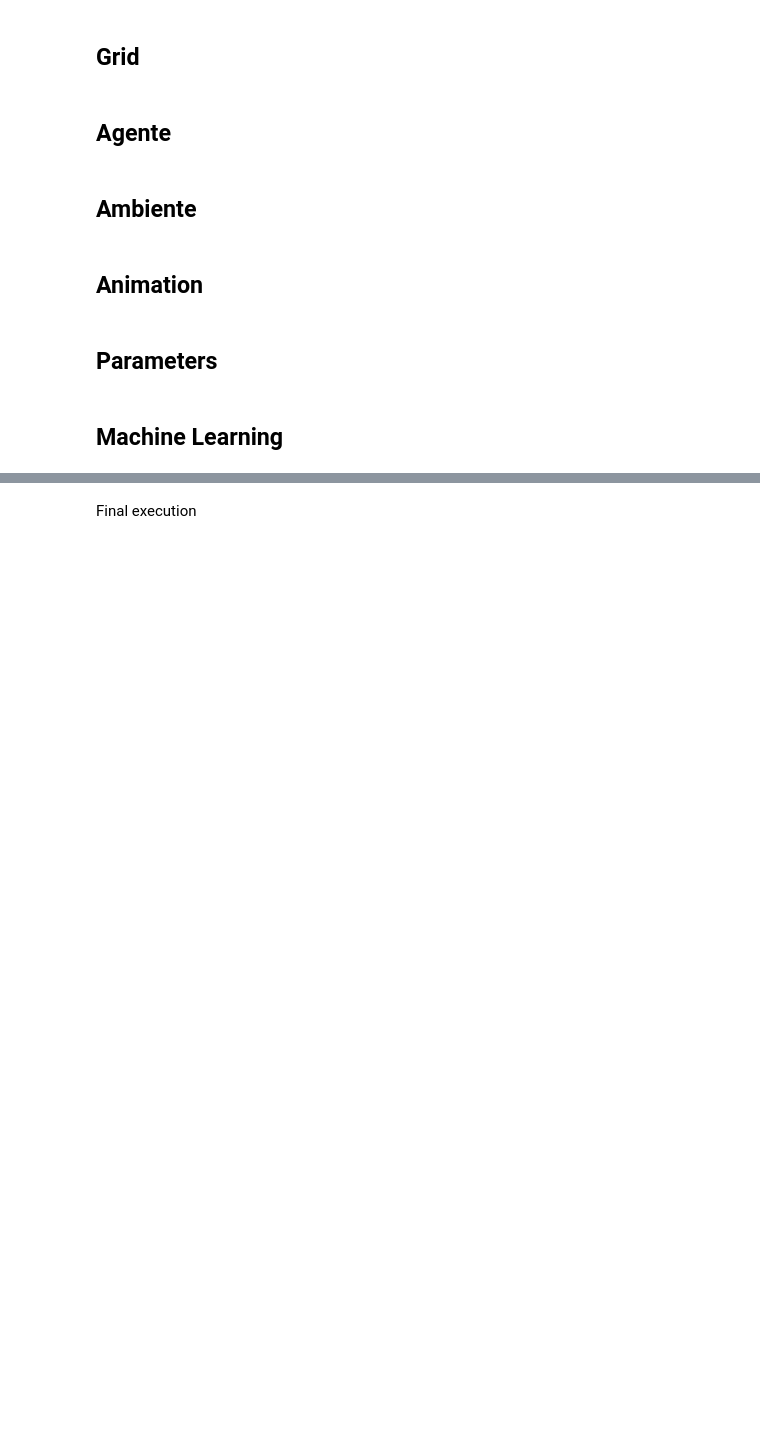
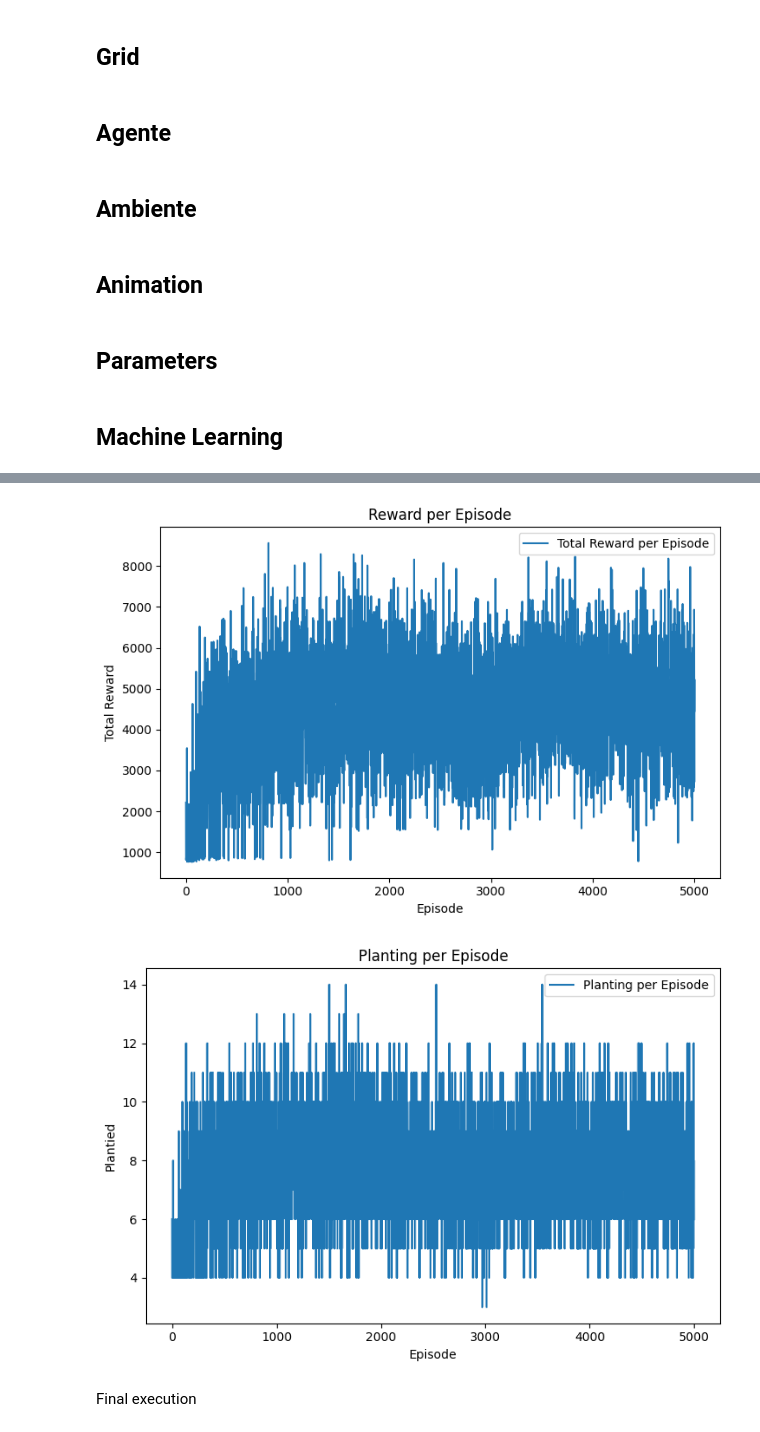
Before and after one commit to AndresDlg562/MultiagentesSimulacion, a Jupyter notebook: simulacion.ipynb, the cells around one changed output, grey strips where cells are left out. Cells and saved outputs as stored; diff of their text form; code cells hidden in the pictures; blank space fills up the shorter version.

```diff
--- a/simulacion.ipynb
+++ b/simulacion.ipynb
@@ -484,29 +492,36 @@ tractorParameters = {
 # Parámetros
 rewards_per_episode = []
 epsilon_values = []
+planting_per_episode = []
 
 # Inicializar el modelo
 model = TractorModel(tractorParameters)
 model.setup()
 
-num_episodes = 1000
+num_episodes = 5000
 
 def run_episode(episode, save_gif=False):
     model.reset()
     total_reward = 0
+    total_planted = 0
 
     # Configura epsilon basado en el progreso de los episodios
-    epsilon_start = 0.9  # Valor inicial de epsilon
-    epsilon_end = 0.01    # Valor final de epsilon
-    epsilon_decay_rate = epsilon_start - epsilon_end
-    epsilon = max(epsilon_end, epsilon_start - (epsilon_decay_rate * episode / (num_episodes / 2)))
+    if episode == num_episodes - 1:
+        epsilon = 0
+    else:
+        epsilon_start = 0.9  # Valor inicial de epsilon
+        epsilon_end = 0.6    # Valor final de epsilon
+        epsilon_decay_rate = epsilon_start - epsilon_end
+        epsilon = max(epsilon_end, epsilon_start - (epsilon_decay_rate * episode / (num_episodes / 2)))
 
     for tractor in model.agents:
         tractor.epsilon = epsilon
 
     filenames = []
     while model.steps < model.max_steps:
-        total_reward = model.step()  # Ejecutar un paso en el modelo
+        reward, planted = model.step()  # Ejecutar un paso en el modelo
+        total_reward += reward
+        total_planted += planted
 
         if all([tractor.destroyed for tractor in model.agents]):
             break
@@ -521,15 +536,16 @@ def run_episode(episode, save_gif=False):
         create_gif(filenames, gif_filename)
         delete_temp_frames('frame')
 
-    return total_reward, epsilon
+    return total_reward, epsilon, total_planted
 
 for episode in range(num_episodes):
     save_gif = (episode == 0 or episode == num_episodes - 1)
-    total_reward, epsilon = run_episode(episode, save_gif)
+    total_reward, epsilon, total_planted = run_episode(episode, save_gif)
 
     rewards_per_episode.append(total_reward)
     epsilon_values.append(epsilon)
+    planting_per_episode.append(total_planted)
 
     # Monitorear el progreso cada 10 episodios
-    if episode % 10 == 0 or episode == num_episodes - 1:
-        print(f'Episodio {episode + 1}/{num_episodes}, Recompensa total: {total_reward:.2f}, Epsilon: {epsilon:.2f}')
+    if episode == num_episodes - 1 or episode % 100 == 0:
+        print(f'Episodio {episode + 1}/{num_episodes}, Recompensa total: {total_reward:.2f}, Epsilon: {epsilon:.2f}, Plantados: {total_planted:.2f}')
@@ -536,21 +570,37 @@ for episode in range(num_episodes):
 # %%
 # Guardar la Q-table al final del entrenamiento
 q_table = model.agents[0].q_table  # Asumiendo que todos los agentes comparten la misma Q-table
 with open('q_table.pkl', 'wb') as f:
     pickle.dump(q_table, f)
 
-# Graficar el rendimiento
+# Graficar el valor de epsilon a lo largo del entrenamiento
 plt.figure(figsize=(14, 5))
 
 plt.subplot(1, 2, 1)
 plt.plot(rewards_per_episode, label='Total Reward per Episode')
 plt.xlabel('Episode')
 plt.ylabel('Total Reward')
 plt.title('Reward per Episode')
 plt.legend()
 
 plt.tight_layout()
 plt.show()
+
+# Graficar la plantación de semillas al final del entrenamiento
+plt.figure(figsize=(14, 5))
+
+plt.subplot(1, 2, 1)
+plt.plot(planting_per_episode, label='Planting per Episode')
+plt.xlabel('Episode')
+plt.ylabel('Plantied')
+plt.title('Planting per Episode')
+plt.legend()
+
+plt.tight_layout()
+plt.show()
+# %% [output]
+[figure, added]
+[figure, added]
 # %% [markdown]
 Final execution
 # %%
```
Also changed, not shown: parts of 5 cells of this notebook, 3 other files.
